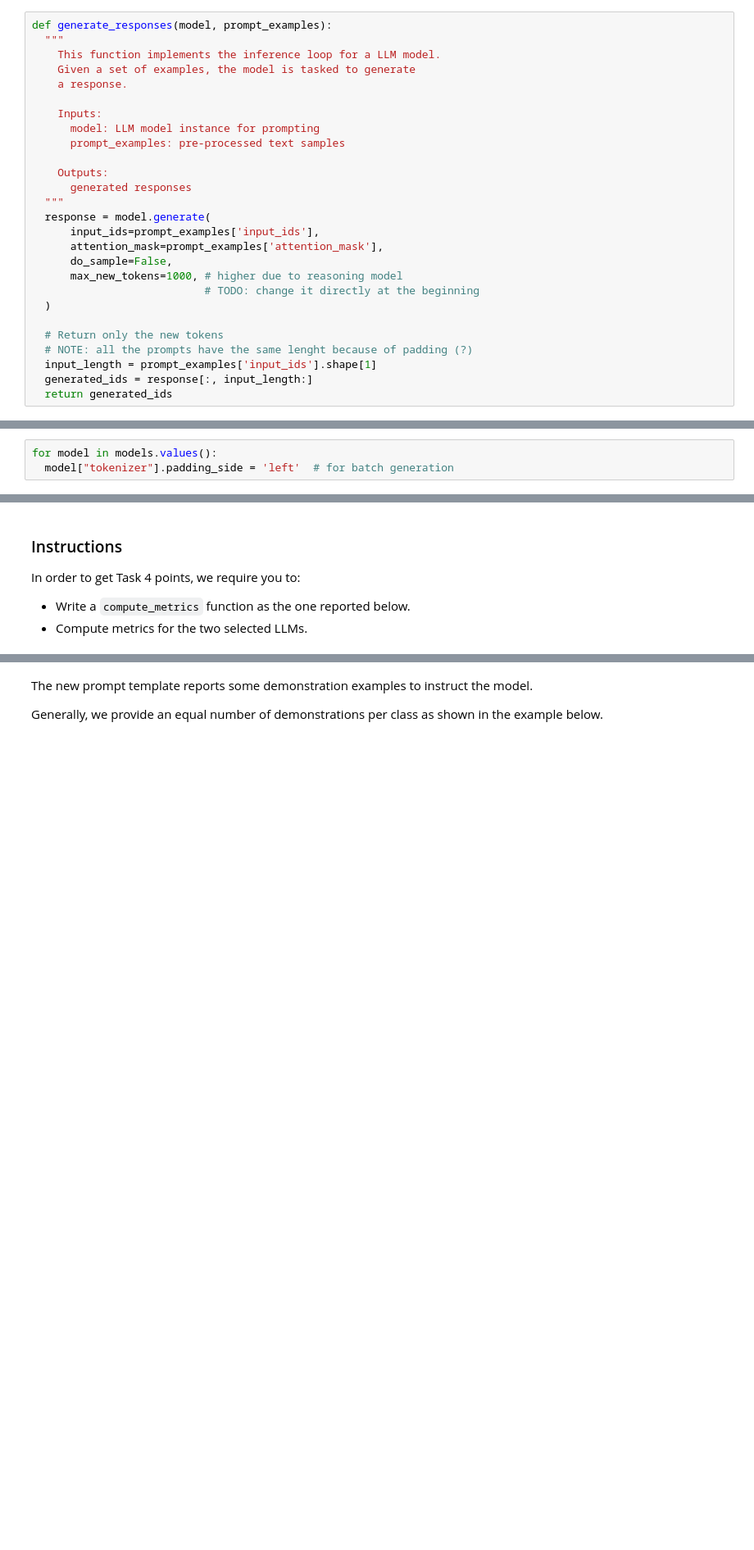
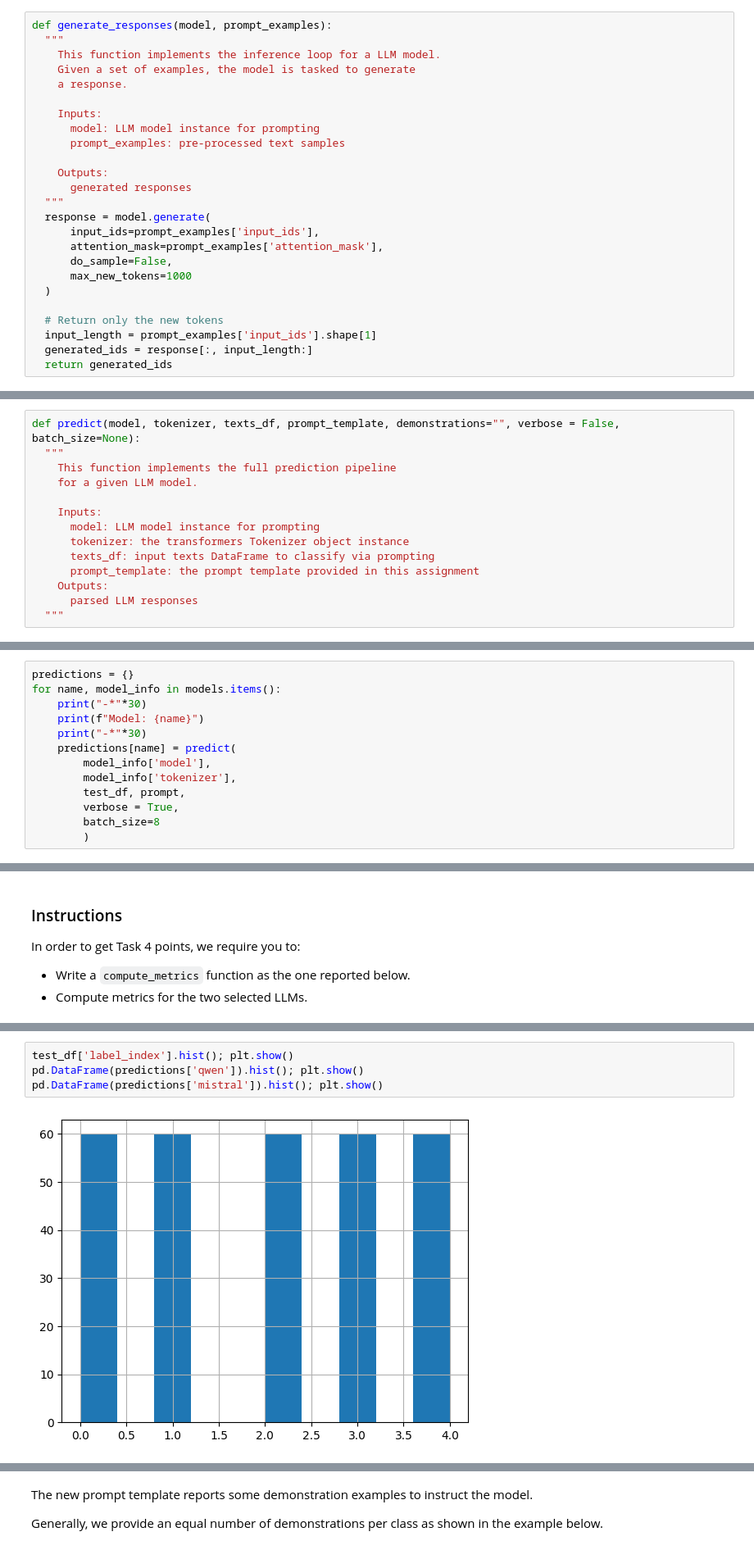
Before and after one commit to 26leonardo/NLP_project, a Jupyter notebook: A2/Assignment2-2526.ipynb, the cells around one changed output, grey strips where cells are left out. Shown at 82% size. Drawn from its saved outputs; the diff is of its cells as text; blank space fills up the shorter version.

Commit message:
assignment 2 update

```diff
--- a/A2/Assignment2-2526.ipynb
+++ b/A2/Assignment2-2526.ipynb
@@ -406,12 +423,10 @@ def generate_responses(model, prompt_examples):
       input_ids=prompt_examples['input_ids'],
       attention_mask=prompt_examples['attention_mask'],
       do_sample=False,
-      max_new_tokens=1000, # higher due to reasoning model
-                           # TODO: change it directly at the beginning
+      max_new_tokens=1000
   )
 
   # Return only the new tokens
-  # NOTE: all the prompts have the same lenght because of padding (?)
   input_length = prompt_examples['input_ids'].shape[1]
   generated_ids = response[:, input_length:]
   return generated_ids
@@ -619,6 +625,3 @@ def process_response(response, debug=False):
     if debug:
         print("\t - No clear answer, defaulting to not-sexist")
     return 0
-# %%
-for model in models.values():
-  model["tokenizer"].padding_side = 'left'  # for batch generation
@@ -683,0 +628,14 @@ Processing batch 32 (8 samples)
+# %%
+def predict(model, tokenizer, texts_df, prompt_template, demonstrations="", verbose = False, batch_size=None):
+  """
+    This function implements the full prediction pipeline
+    for a given LLM model.
+
+    Inputs:
+      model: LLM model instance for prompting
+      tokenizer: the transformers Tokenizer object instance
+      texts_df: input texts DataFrame to classify via prompting
+      prompt_template: the prompt template provided in this assignment
+    Outputs:
+      parsed LLM responses
+  """
@@ -683,0 +702,13 @@ Processing batch 32 (8 samples)
+# %%
+predictions = {}
+for name, model_info in models.items():
+    print("-*"*30)
+    print(f"Model: {name}")
+    print("-*"*30)
+    predictions[name] = predict(
+        model_info['model'],
+        model_info['tokenizer'],
+        test_df, prompt,
+        verbose = True,
+        batch_size=8
+        )
@@ -733,0 +811,6 @@ def compute_metrics(y_pred, y_true):
+# %%
+test_df['label_index'].hist(); plt.show()
+pd.DataFrame(predictions['qwen']).hist(); plt.show()
+pd.DataFrame(predictions['mistral']).hist(); plt.show()
+# %% [output]
+[figure, added]
```
Also changed, not shown: parts of 18 cells of this notebook, 2 other files.
